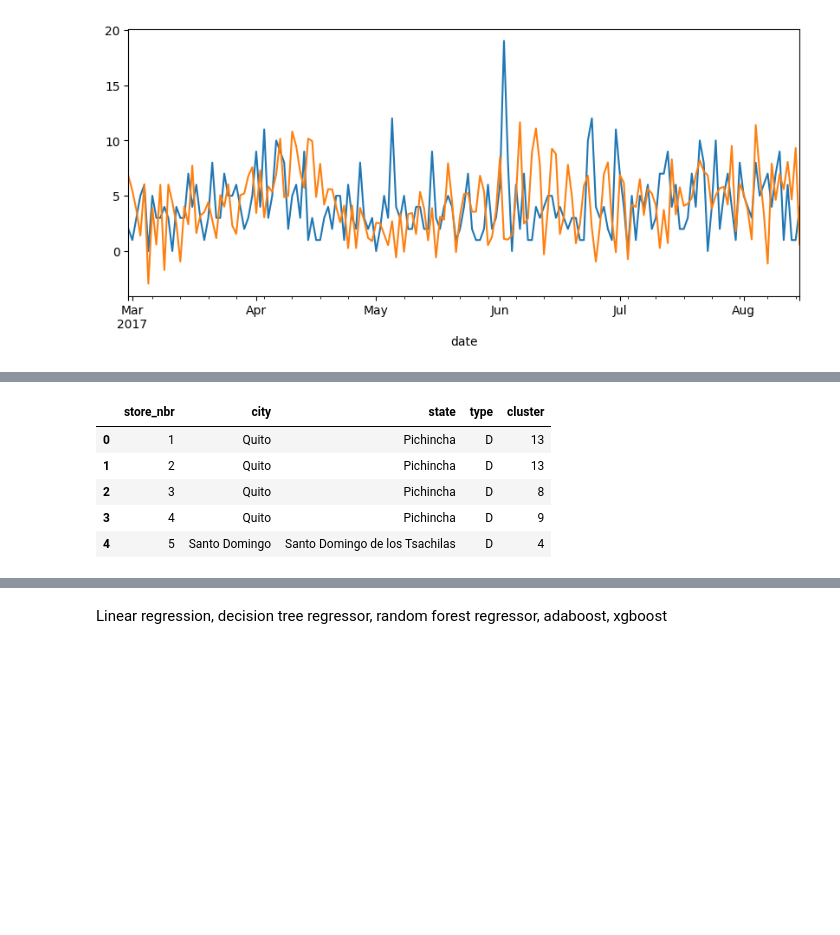
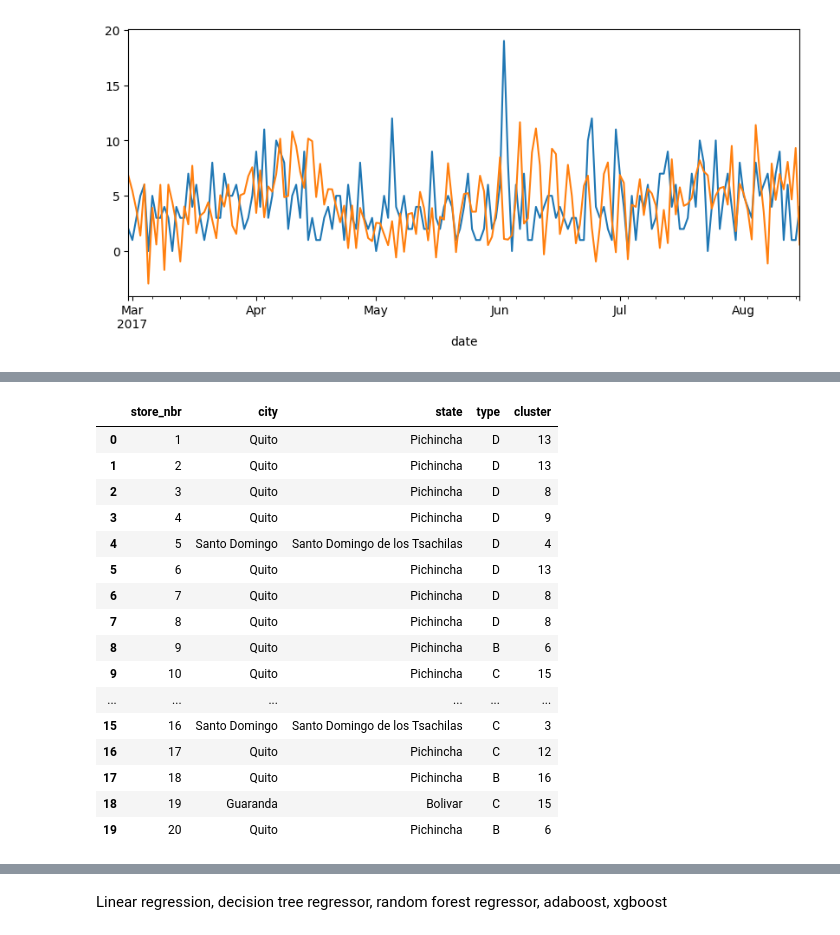
Before and after one commit to Nasibul/e-commerce, a Jupyter notebook: ml-inventory/New Folder/Advanced ARIMA.ipynb, the cells around one changed output, grey strips where cells are left out. Drawn from its saved outputs; the diff is of its cells as text; code cells hidden in the pictures; blank space fills up the shorter version.

```diff
--- a/ml-inventory/New Folder/Untitled.ipynb
+++ b/ml-inventory/New Folder/Advanced ARIMA.ipynb
@@ -179,9 +224,20 @@ Name: locale_name, dtype: int64
 # %%
-stores.head()
+stores.head(20)
 # %% [output]
 |  | store_nbr | city | state | type | cluster |
 | 0 | 1 | Quito | Pichincha | D | 13 |
 | 1 | 2 | Quito | Pichincha | D | 13 |
 | 2 | 3 | Quito | Pichincha | D | 8 |
 | 3 | 4 | Quito | Pichincha | D | 9 |
 | 4 | 5 | Santo Domingo | Santo Domingo de los Tsachilas | D | 4 |
+| 5 | 6 | Quito | Pichincha | D | 13 |
+| 6 | 7 | Quito | Pichincha | D | 8 |
+| 7 | 8 | Quito | Pichincha | D | 8 |
+| 8 | 9 | Quito | Pichincha | B | 6 |
+| 9 | 10 | Quito | Pichincha | C | 15 |
+| ... | ... | ... | ... | ... | ... |
+| 15 | 16 | Santo Domingo | Santo Domingo de los Tsachilas | C | 3 |
+| 16 | 17 | Quito | Pichincha | C | 12 |
+| 17 | 18 | Quito | Pichincha | B | 16 |
+| 18 | 19 | Guaranda | Bolivar | C | 15 |
+| 19 | 20 | Quito | Pichincha | B | 6 |
```
Also changed, not shown: parts of 31 cells of this notebook, 1 other file.
